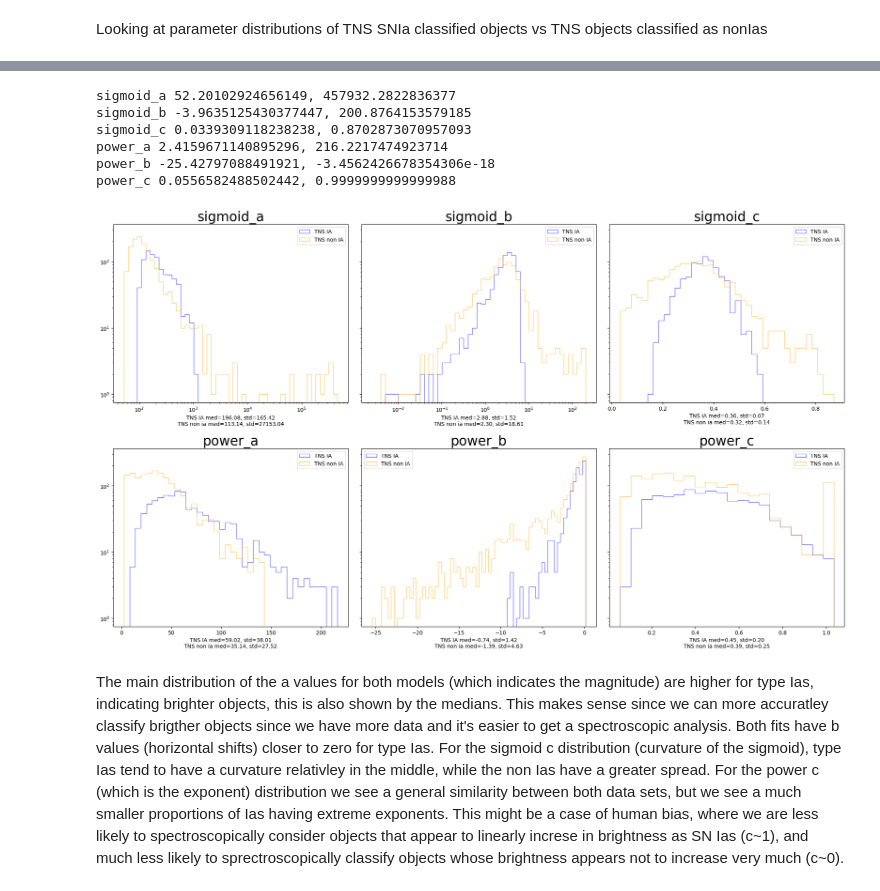
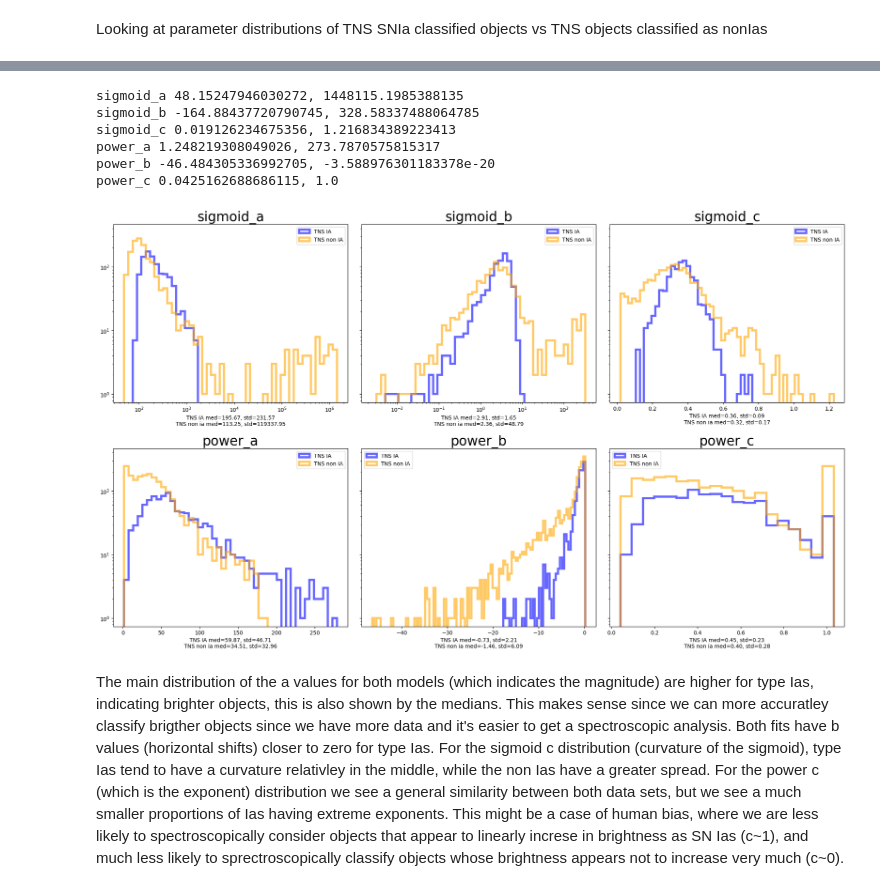
Before and after one commit to KRTRibb/SALT2-analysis, a Jupyter notebook: notebooks/flux_fit_notebooks/flux_fit50%_comparisons.ipynb, the cells around one changed output, grey strips where cells are left out. Drawn from its saved outputs; the diff is of its cells as text; code cells hidden in the pictures.

```diff
--- a/notebooks/flux_fit_notebooks/flux_fit50%_comparisons.ipynb
+++ b/notebooks/flux_fit_notebooks/flux_fit50%_comparisons.ipynb
@@ -1872,8 +1898,8 @@ Looking at parameter distributions of TNS SNIa classified objects vs TNS objects
 ia_types = {'SN Ia', 'SN Ia-91T-like', 'SN Iax[02cx-like]', 'SN Ia-pec'} # Used to check if an object is a type Ia
 non_ia_excluded_types = {'nan', 'SN Ia', 'SN Ia-91T-like', 'SN Iax[02cx-like]', 'SN Ia-pec'} # Used to check if an object is another type of SNe
 # %%
-lower_percentile = 5
-upper_percentile = 95
+lower_percentile = 3
+upper_percentile = 97
 
 tns_ia_sigmoid_g_params = [
     params for (_, model, filt, tns_class, _), params in params_dict.items()
@@ -2022,41 +2048,41 @@ for ax, (tns_ia_data, tns_non_ia_data, title, x_log) in zip(axes.flat, data_pair
         tns_non_ia_data = tns_non_ia_data[tns_non_ia_data > 0]
 
         data_min = min(np.min(tns_ia_data), np.min(tns_non_ia_data))
         data_max = max(np.max(tns_ia_data), np.max(tns_non_ia_data))
 
         ax.set_xscale("log")
         binning = np.logspace(np.log10(data_min), np.log10(data_max), num=50)
     else:
         q25, q75 = np.percentile(np.concatenate(datasets), [25, 75])
         iqr = q75 - q25
         bin_width = 2 * iqr / (len(np.concatenate(datasets)) ** (1/3))
         binning = np.arange(data_min, data_max + bin_width, bin_width)
 
-    ax.hist(tns_ia_data, bins=binning, color='blue', alpha=0.6, label='TNS IA', histtype='step')
-    ax.hist(tns_non_ia_data, bins=binning, color='orange', alpha=0.6, label='TNS non IA', histtype='step')
+    ax.hist(tns_ia_data, bins=binning, color='blue', alpha=0.6, label='TNS IA', histtype='step', linewidth=4)
+    ax.hist(tns_non_ia_data, bins=binning, color='orange', alpha=0.6, label='TNS non IA', histtype='step', linewidth=4)
 
     ax.set_title(title, fontsize=25)
 
     tns_median, tns_std = np.median(tns_ia_data), np.std(tns_ia_data)
     tns_non_ia_median, tns_non_ia_std = np.median(tns_non_ia_data), np.std(tns_non_ia_data)
 
 
     ax.set_xlabel(
         f"TNS IA med={tns_median:.2f}, std={tns_std:.2f}\n"
         f"TNS non ia med={tns_non_ia_median:.2f}, std={tns_non_ia_std:.2f}"
     )
     ax.legend()
 
 fig.tight_layout(pad=2.0, h_pad=1.5)
 plt.yscale('log')
 plt.show()
 # %% [output]
-sigmoid_a 52.20102924656149, 457932.2822836377
-sigmoid_b -3.9635125430377447, 200.8764153579185
-sigmoid_c 0.0339309118238238, 0.8702873070957093
-power_a 2.4159671140895296, 216.2217474923714
-power_b -25.42797088491921, -3.4562426678354306e-18
-power_c 0.0556582488502442, 0.9999999999999988
+sigmoid_a 48.15247946030272, 1448115.1985388135
+sigmoid_b -164.88437720790745, 328.58337488064785
+sigmoid_c 0.019126234675356, 1.216834389223413
+power_a 1.248219308049026, 273.7870575815317
+power_b -46.484305336992705, -3.588976301183378e-20
+power_c 0.0425162688686115, 1.0
-[figure, old version]
+[figure, new version]
 # %% [markdown]
 The main distribution of the a values for both models (which indicates the magnitude) are higher for type Ias, indicating brighter objects, this is also shown by the medians. This makes sense since we can more accuratley classify brigther objects since we have more data and it's easier to get a spectroscopic analysis. Both fits have b values (horizontal shifts) closer to zero for type Ias. For the sigmoid c distribution (curvature of the sigmoid), type Ias tend to have a curvature relativley in the middle, while the non Ias have a greater spread. For the power c (which is the exponent) distribution we see a general similarity between both data sets, but we see a much smaller proportions of Ias having extreme exponents. This might be a case of human bias, where we are less likely to spectroscopically consider objects that appear to linearly increse in brightness as SN Ias (c~1), and much less likely to sprectroscopically classify objects whose brightness appears not to increase very much (c~0).
```
Also changed, not shown: parts of 34 cells of this notebook, 3 other files.
